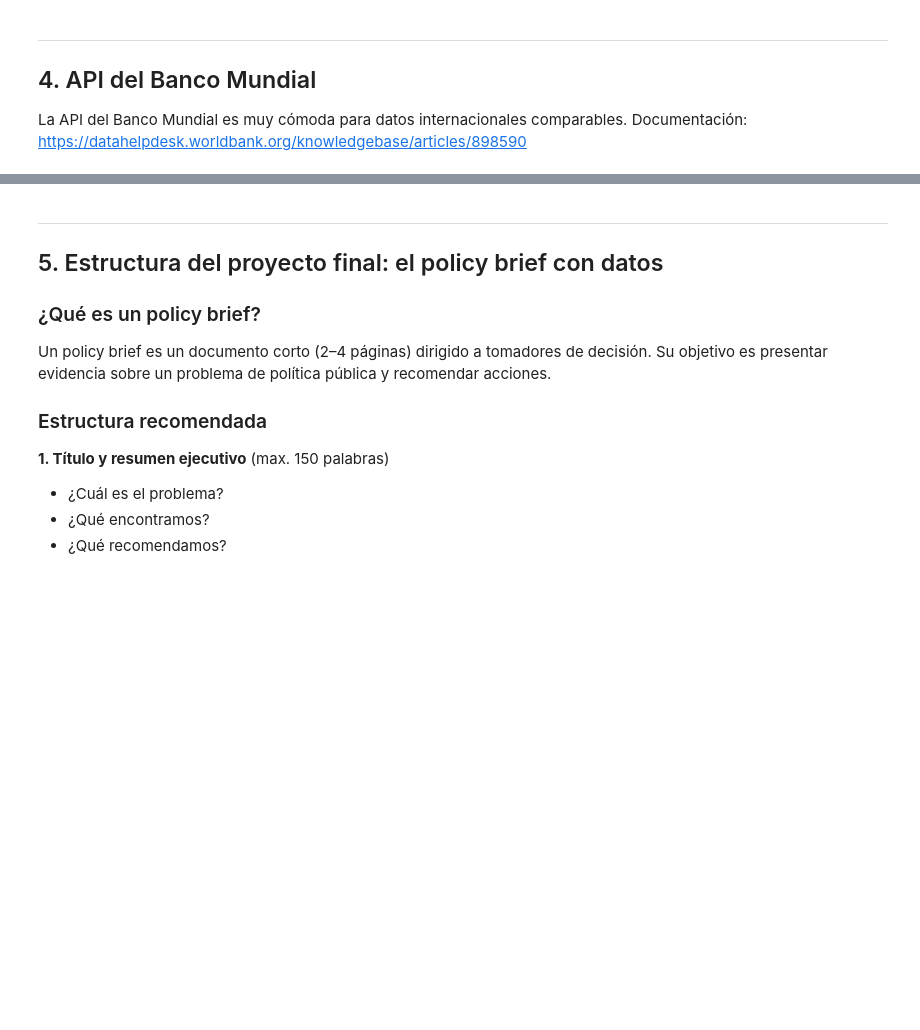
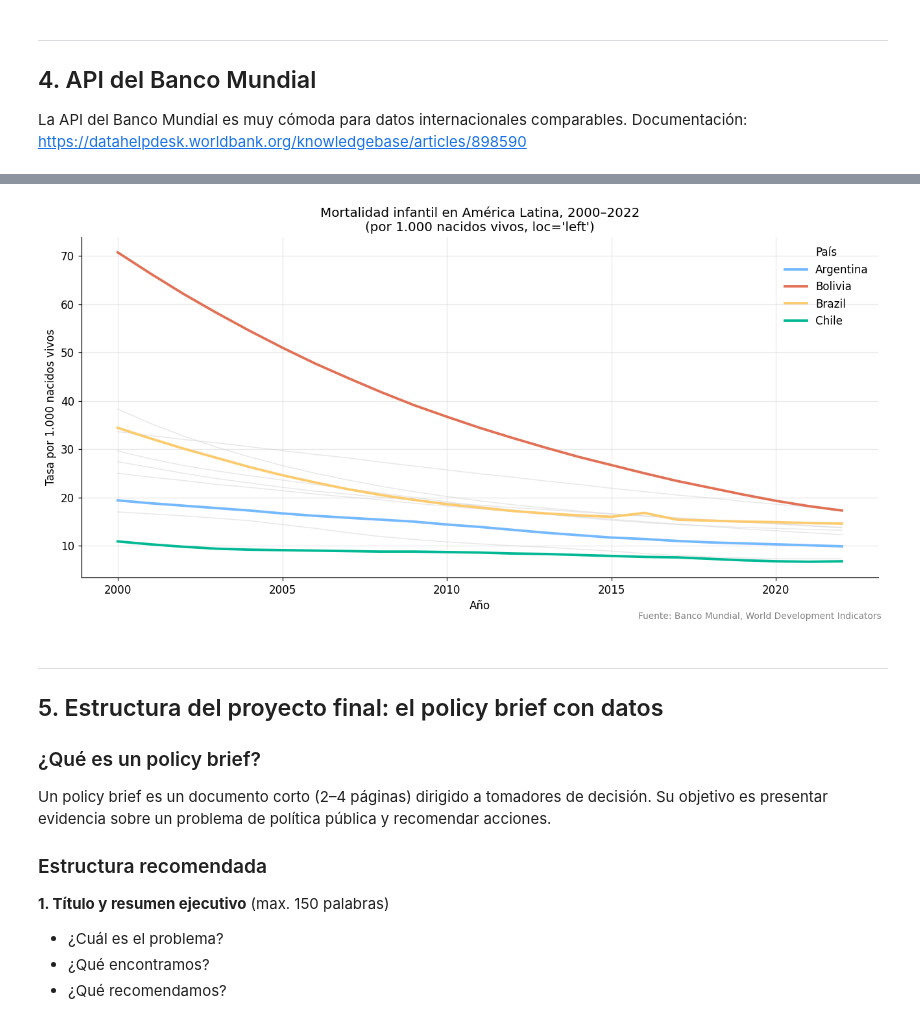
Before and after one commit to dbrisaro/Python-y-Politicas-Publicas---Risaro, a Jupyter notebook: M01_C10_APIs_Datos_Abiertos_Proyecto.ipynb, the cells around one changed output, grey strips where cells are left out. Cells and saved outputs as stored; diff of their text form; code cells hidden in the pictures; blank space fills up the shorter version.

```diff
--- a/M01_C10_APIs_Datos_Abiertos_Proyecto.ipynb
+++ b/M01_C10_APIs_Datos_Abiertos_Proyecto.ipynb
@@ -53,6 +53,28 @@ import json
 
 %matplotlib inline
 pd.set_option('display.max_columns', None)
+# %%
+import matplotlib as mpl
+import matplotlib.pyplot as plt
+
+# --- Paleta de identidad del curso ---
+C = ['#2A6496', '#E07B3F', '#3D9970', '#8E5EA2', '#C0A830', '#637A8A']
+
+mpl.rcParams.update({
+    'figure.figsize'       : (10, 5),
+    'font.size'            : 11,
+    'axes.titlesize'       : 12,
+    'axes.titleweight'     : 'normal',
+    'axes.spines.top'      : False,
+    'axes.spines.right'    : False,
+    'legend.frameon'       : False,
+    'axes.prop_cycle'      : mpl.cycler(color=C),
+    'figure.dpi'           : 110,
+})
+
+def tit(ax, t, **kw):
+    """Título sin negrita, alineado a la izquierda."""
+    ax.set_title(t, loc='left', fontweight='normal', **kw)
 # %%
 # Ejemplo básico: consultar una API pública
 # Usamos la API de tipo de cambio del BCRA (Banco Central)
@@ -196,34 +251,36 @@ else:
 # %%
 # Visualizar la evolución
 if df_mort is not None:
     fig, ax = plt.subplots(figsize=(12, 6))
 
     paises_destacar = ['Argentina', 'Chile', 'Bolivia', 'Brazil']
     colores = {'Argentina': '#74b9ff', 'Chile': '#00b894', 'Bolivia': '#e17055', 'Brazil': '#fdcb6e'}
 
     for pais, grupo in df_mort.groupby('pais'):
         serie = grupo.sort_values('anio')
         if pais in paises_destacar:
             ax.plot(serie['anio'], serie['valor'],
                     linewidth=2.5, color=colores[pais], label=pais, zorder=3)
         else:
             ax.plot(serie['anio'], serie['valor'],
                     linewidth=1, color='lightgray', alpha=0.5, zorder=1)
 
-    ax.set_title("Mortalidad infantil en América Latina, 2000–2022\n(por 1.000 nacidos vivos)",
-                 fontsize=13, fontweight='bold')
+    ax.set_title("Mortalidad infantil en América Latina, 2000–2022\n(por 1.000 nacidos vivos, loc='left')",
+                 fontsize=13)
     ax.set_xlabel("Año")
     ax.set_ylabel("Tasa por 1.000 nacidos vivos")
-    ax.legend(title='País')
+    ax.legend(title='País', frameon=False)
     ax.grid(alpha=0.3)
     ax.spines['top'].set_visible(False)
     ax.spines['right'].set_visible(False)
 
     fig.text(0.99, 0.01, "Fuente: Banco Mundial, World Development Indicators",
              ha='right', fontsize=9, color='gray')
     plt.tight_layout()
     plt.savefig("mortalidad_infantil_latam.png", dpi=150, bbox_inches='tight')
     plt.show()
+# %% [output]
+[figure, added]
 # %% [markdown]
 ---
 ## 5. Estructura del proyecto final: el policy brief con datos
```
Also changed, not shown: parts of 6 cells of this notebook, 5 other files.
